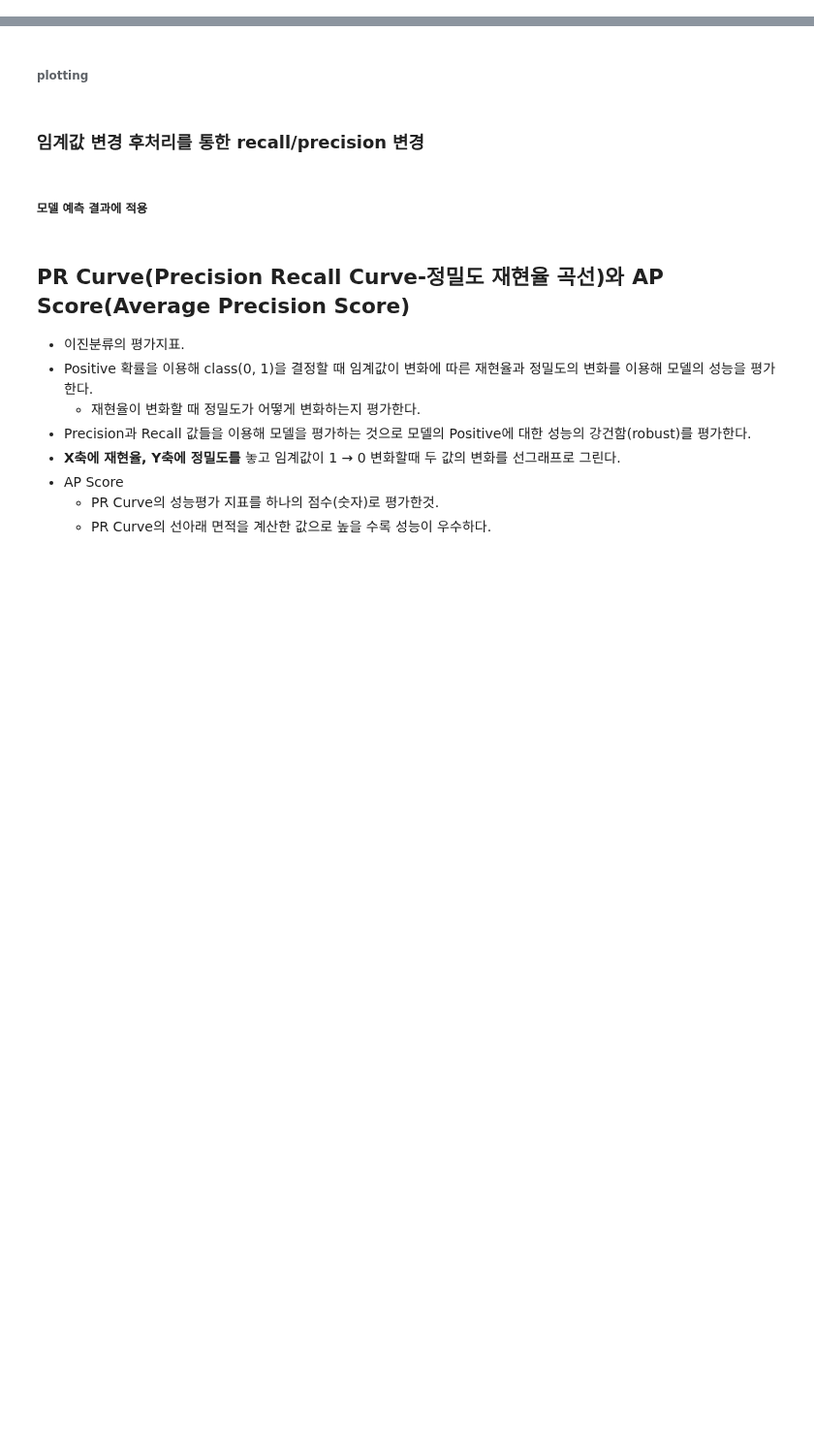
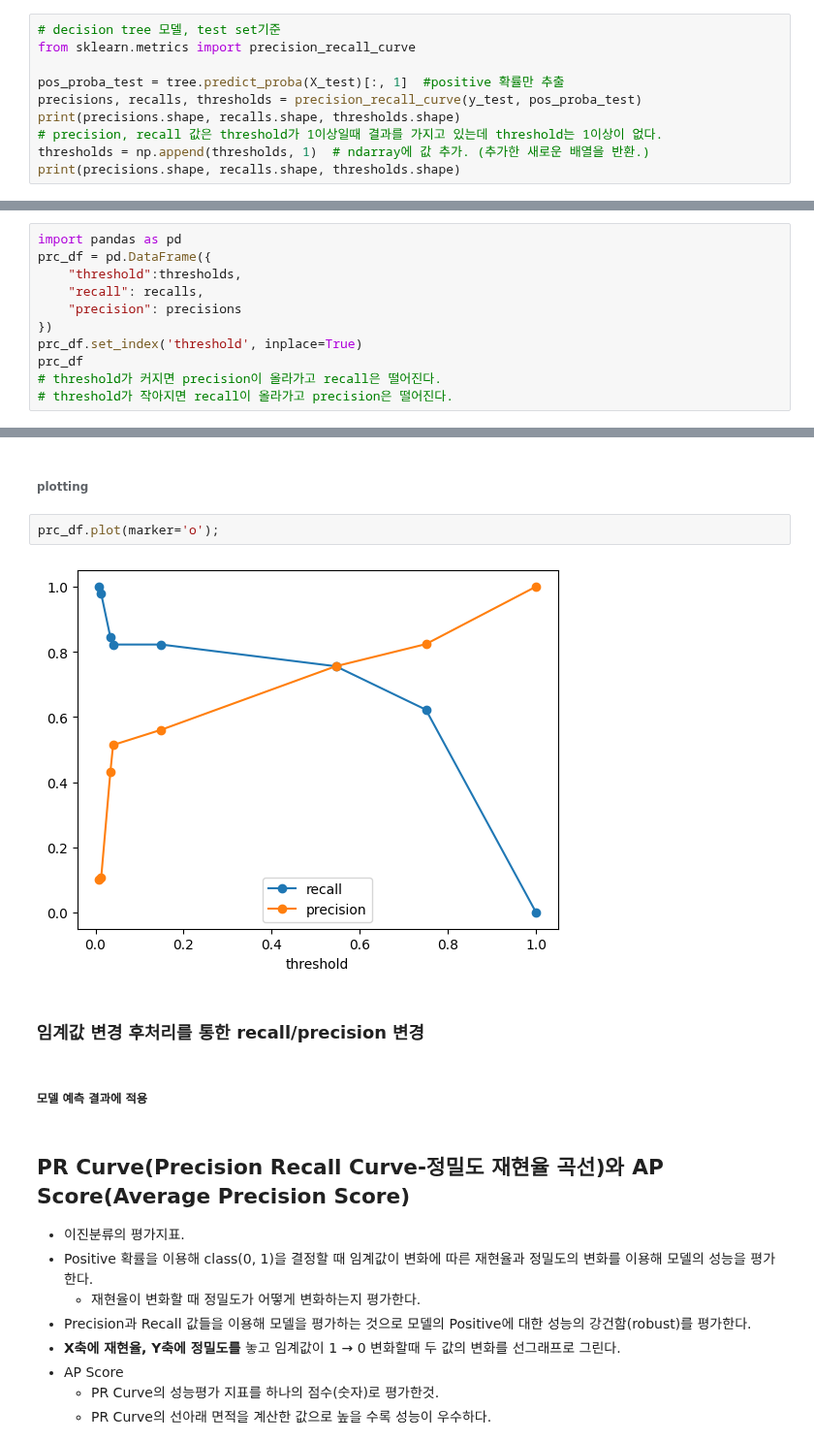
Before and after one commit to LeeJUHO127/DA-35, a Jupyter notebook: 07_machine_learning/05_평가지표.ipynb, the cells around one changed output, grey strips where cells are left out. Shown at 97% size. Drawn from its saved outputs; the diff is of its cells as text; blank space fills up the shorter version.

Commit message:
classification metrics

```diff
--- a/07_machine_learning/05_평가지표.ipynb
+++ b/07_machine_learning/05_평가지표.ipynb
@@ -569,3 +569,13 @@ F1 점수: 0.6666666666666666
 - **precision_recall_curve(y_정답, positive_예측확률)** 이용
     - 반환값: Tuple - (precision리스트, recall리스트, threshold리스트)
         - threshold(임계값) 0에서 1까지 변경하며 변화되는 precsion과 recall값을 반환
+# %%
+# decision tree 모델, test set기준
+from sklearn.metrics import precision_recall_curve
+
+pos_proba_test = tree.predict_proba(X_test)[:, 1]  #positive 확률만 추출
+precisions, recalls, thresholds = precision_recall_curve(y_test, pos_proba_test)
+print(precisions.shape, recalls.shape, thresholds.shape)
+# precision, recall 값은 threshold가 1이상일때 결과를 가지고 있는데 threshold는 1이상이 없다.
+thresholds = np.append(thresholds, 1)  # ndarray에 값 추가. (추가한 새로운 배열을 반환.)
+print(precisions.shape, recalls.shape, thresholds.shape)
@@ -571,0 +600,11 @@ F1 점수: 0.6666666666666666
+# %%
+import pandas as pd
+prc_df = pd.DataFrame({
+    "threshold":thresholds,
+    "recall": recalls,
+    "precision": precisions
+})
+prc_df.set_index('threshold', inplace=True)
+prc_df
+# threshold가 커지면 precision이 올라가고 recall은 떨어진다.
+# threshold가 작아지면 recall이 올라가고 precision은 떨어진다.
@@ -572,5 +622,9 @@ F1 점수: 0.6666666666666666
 # %% [markdown]
 ###### plotting
+# %%
+prc_df.plot(marker='o');
+# %% [output]
+[figure, added]
 # %% [markdown]
 ### 임계값 변경 후처리를 통한 recall/precision 변경
 # %% [markdown]
```
Also changed, not shown: parts of 12 cells of this notebook.
